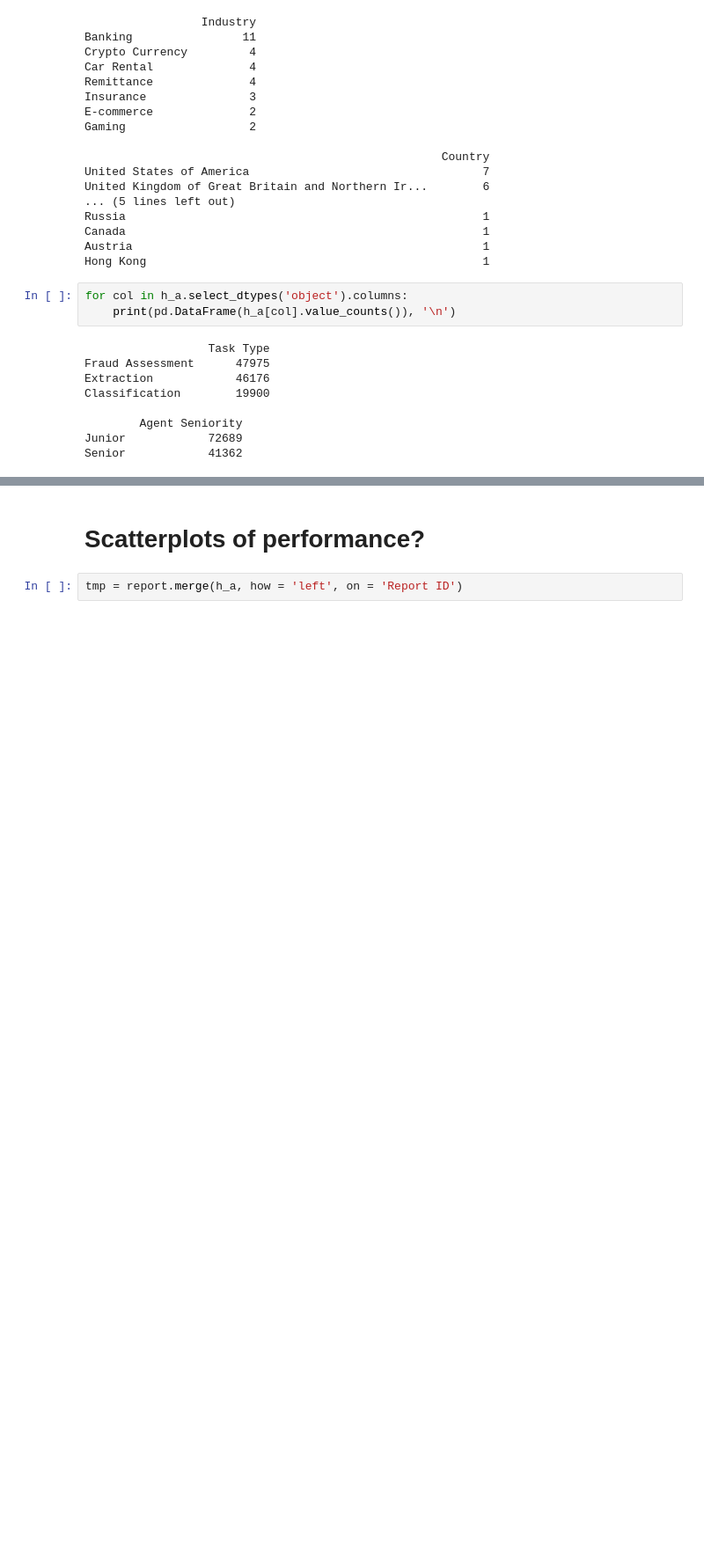
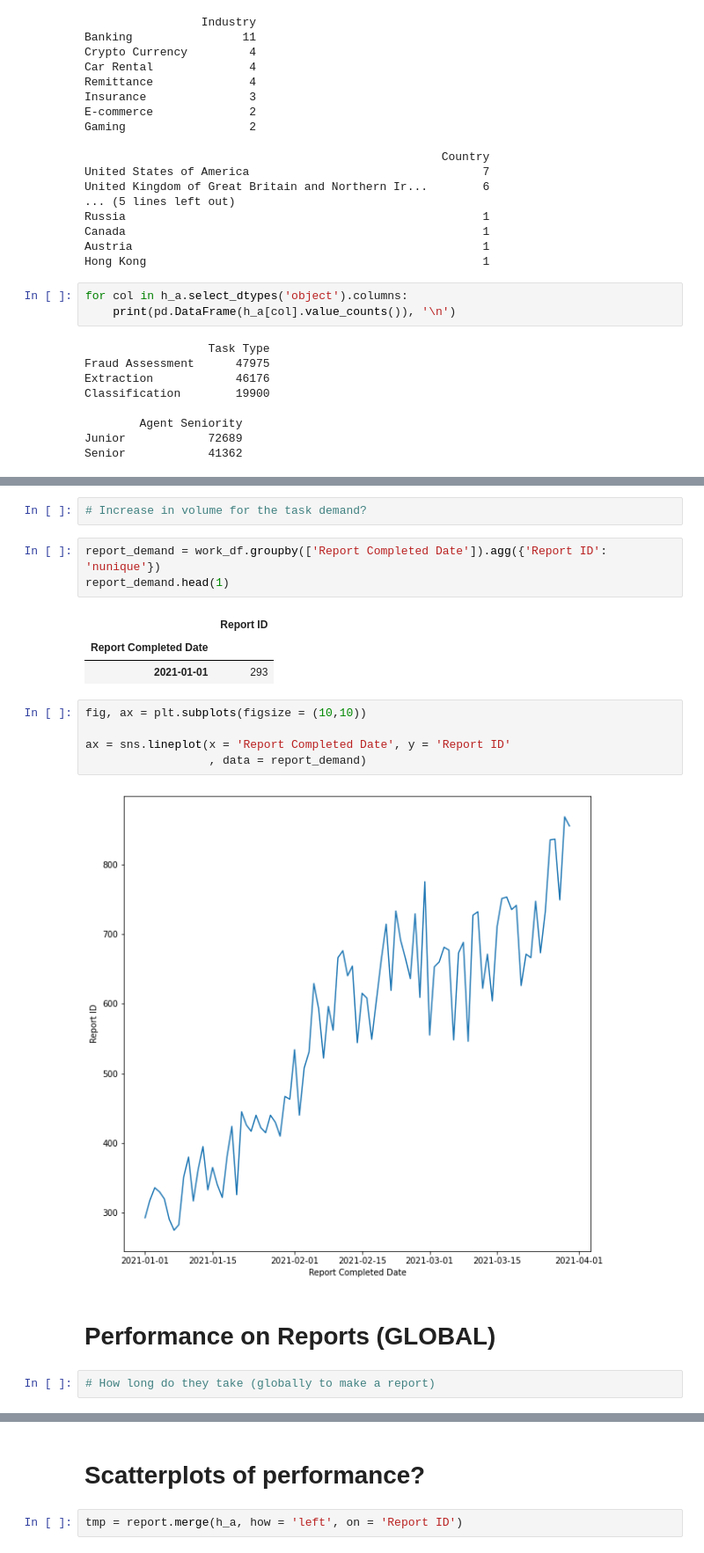
Before and after one commit to jccazes/onfido_assignment, a Jupyter notebook: onfido_assign/notebooks/performance_assessment.ipynb, the cells around one changed output, grey strips where cells are left out. Shown at 88% size. Cells and saved outputs as stored; diff of their text form; blank space fills up the shorter version.

Commit message:
assessing performance overall 5

```diff
--- a/onfido_assign/notebooks/performance_assessment.ipynb
+++ b/onfido_assign/notebooks/performance_assessment.ipynb
@@ -210,0 +182,20 @@ overall_perf = work_df.groupby(['Agency (Manual Processing Organisation)','Repor
+# %%
+# Increase in volume for the task demand?
+# %%
+report_demand = work_df.groupby(['Report Completed Date']).agg({'Report ID': 'nunique'})
+report_demand.head(1)
+# %% [output]
+|  | Report ID |
+| Report Completed Date |  |
+| 2021-01-01 | 293 |
+# %%
+fig, ax = plt.subplots(figsize = (10,10))
+
+ax = sns.lineplot(x = 'Report Completed Date', y = 'Report ID'
+                  , data = report_demand)
+# %% [output]
+[figure, added]
+# %% [markdown]
+# Performance on Reports (GLOBAL)
+# %%
+# How long do they take (globally to make a report)
```
Also changed, not shown: parts of 44 cells of this notebook.
